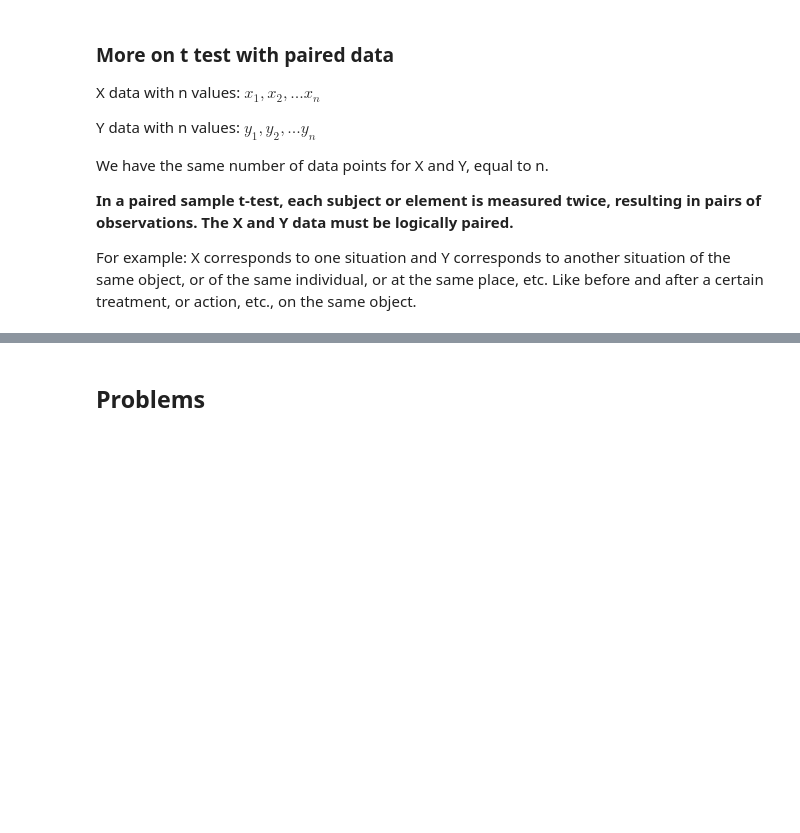
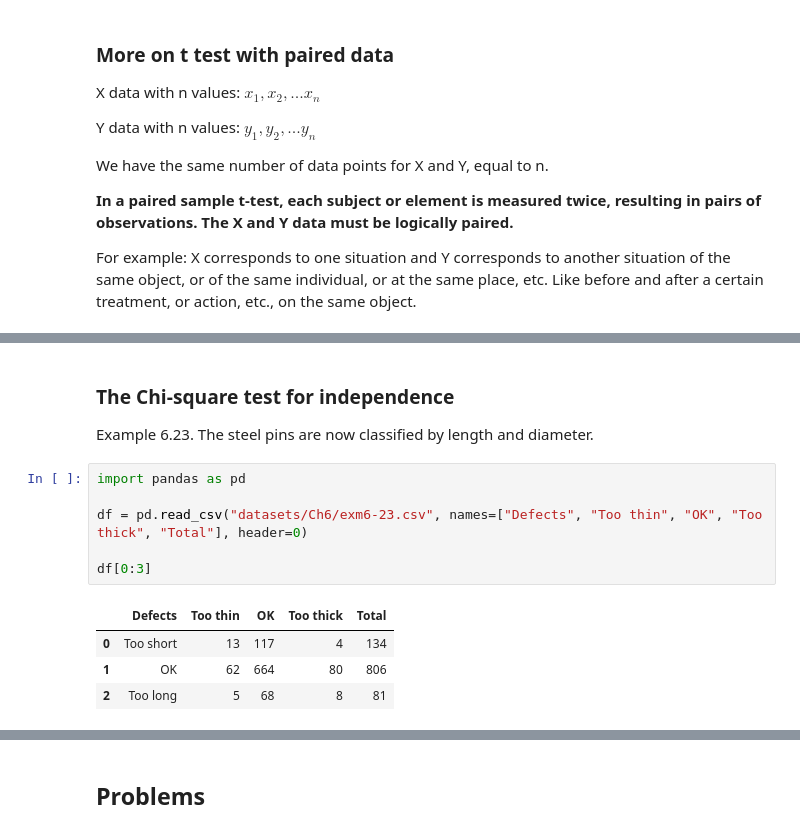
Before and after one commit to lsig/Statistics, a Jupyter notebook: Workbook.ipynb, the cells around one changed output, grey strips where cells are left out. Cells and saved outputs as stored; diff of their text form; blank space fills up the shorter version.

```diff
--- a/Workbook.ipynb
+++ b/Workbook.ipynb
@@ -2061,0 +2243,14 @@ For example: X corresponds to one situation and Y corresponds to another situati
+# %% [markdown]
+### The Chi-square test for independence
+Example 6.23. The steel pins are now classified by length and diameter.
+# %%
+import pandas as pd
+
+df = pd.read_csv("datasets/Ch6/exm6-23.csv", names=["Defects", "Too thin", "OK", "Too thick", "Total"], header=0)
+
+df[0:3]
+# %% [output]
+|  | Defects | Too thin | OK | Too thick | Total |
+| 0 | Too short | 13 | 117 | 4 | 134 |
+| 1 | OK | 62 | 664 | 80 | 806 |
+| 2 | Too long | 5 | 68 | 8 | 81 |
```
Also changed, not shown: parts of 22 cells of this notebook, 1 other file.
